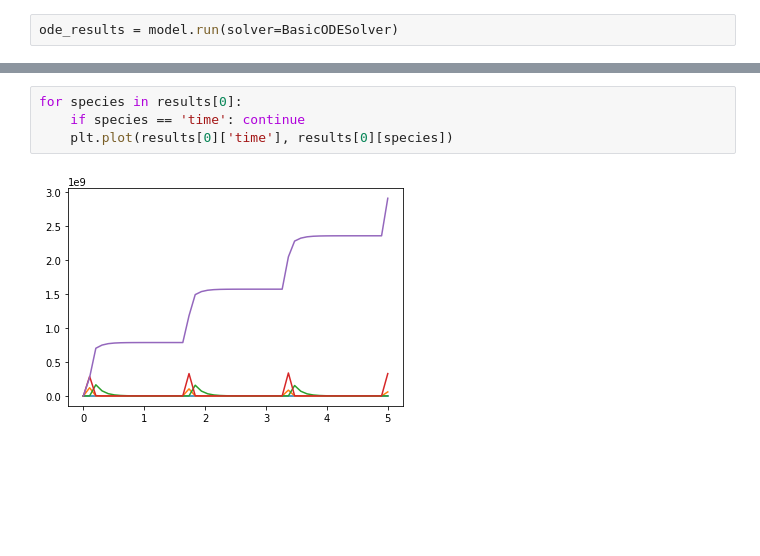
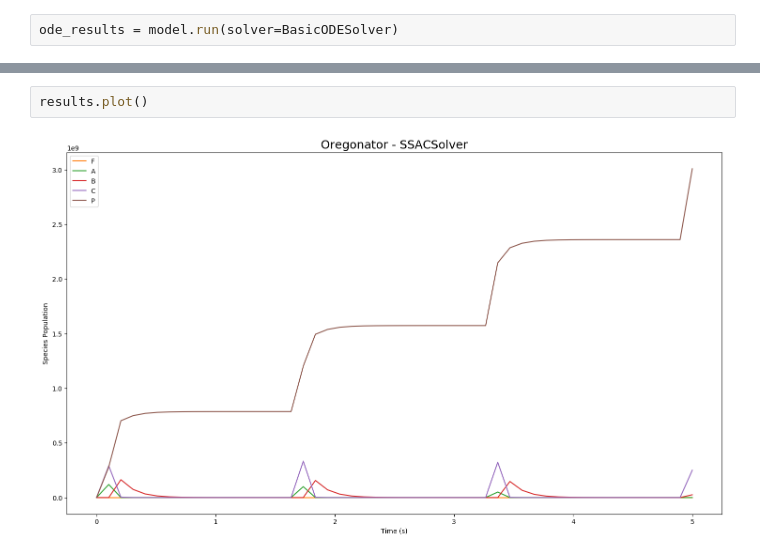
Before and after one commit to StochSS/GillesPy2, a Jupyter notebook: examples/BasicExamples/Oregonator.ipynb, the cells around one changed output, grey strips where cells are left out. Cells and saved outputs as stored; diff of their text form; blank space fills up the shorter version.

```diff
--- a/examples/BasicExamples/Oregonator.ipynb
+++ b/examples/BasicExamples/Oregonator.ipynb
@@ -80,6 +76,4 @@ Wall time: 14min 18s
-# %%
-for species in results[0]:
-    if species == 'time': continue
-    plt.plot(results[0]['time'], results[0][species])
-# %% [output]
-[figure, removed]
+# %%
+results.plot()
+# %% [output]
+[figure, added]
```
Also changed, not shown: parts of 3 cells of this notebook, 1 other file.
